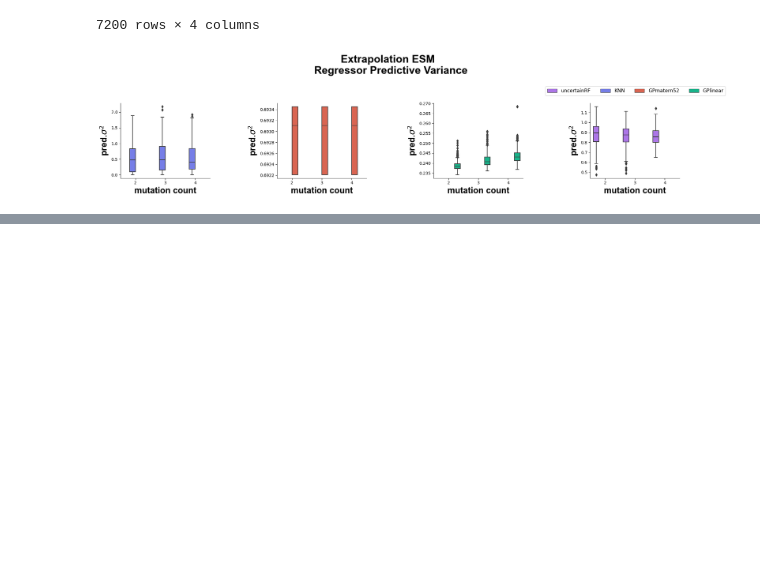
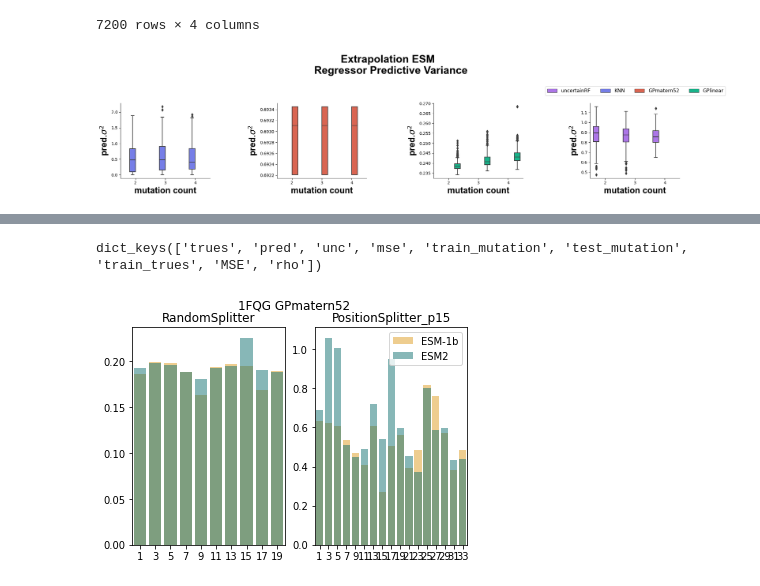
Before and after one commit to MachineLearningLifeScience/protein_regression, a Jupyter notebook: notebooks/figures_review.ipynb, the cells around one changed output, grey strips where cells are left out. Saved outputs shown, nothing was run; the diff lists cells and outputs as text; code cells hidden in the pictures; blank space fills up the shorter version.

```diff
--- a/notebooks/figures_review.ipynb
+++ b/notebooks/figures_review.ipynb
@@ -473,0 +551,11 @@ plt.show()
+# %%
+datasets = ["TIMB", "1FQG"]
+reps = ["esm", "esm2"]
+splitters = [RandomSplitter, PositionSplitter]
+methods = [GPLinearFactory, KNNFactory, GPMaternFactory]
+
+for method in methods:
+    for splitter in splitters:
+        for dataset in datasets:
+            for rep in reps:
+                run_training_iteration(dataset, rep, splitter, method_factory=method)
@@ -473,0 +649,35 @@ plt.show()
+# %%
+# BLAT TRAIN TEST contrast
+pos_cached_results_file = "results_comparison_d=1FQG_TIMB_a=GPlinear_GPmatern52_r=esm_esm1v_esm2_m=MSE_rho_s=PositionSplitter_p15_None_opt=True_d=None_pca.pkl"
+rand_cached_results_file = "results_comparison_d=1FQG_TIMB_a=GPlinear_GPmatern52_r=esm_esm1v_esm2_m=MSE_rho_s=RandomSplitter_None_opt=True_d=None_pca.pkl"
+
+with open(PROJECT_DIR / "results" / "cache" / pos_cached_results_file, "rb") as infile:
+    pos_results = pickle.load(infile)
+
+with open(PROJECT_DIR / "results" / "cache" / rand_cached_results_file, "rb") as infile:
+    rand_results = pickle.load(infile)
+# %%
+pos_results.get("1FQG").get("GPlinear").get("esm").get(None).get(0).keys()
+# %% [output]
+dict_keys(['trues', 'pred', 'unc', 'mse', 'train_mutation', 'test_mutation', 'train_trues', 'MSE', 'rho'])
+# %%
+# oritinal results
+fig, ax = plt.subplots(1,2)
+
+dataset = "1FQG"
+method = "GPmatern52"
+splitters = ["RandomSplitter", "PositionSplitter_p15"]
+
+for i, splitter in enumerate(splitters):
+    fig, ax = plt.subplots(1,2)
+    esm_results = pos_results.get(splitter).get(dataset).get(method).get("esm").get(None).get("MSE")
+    esm2_results = pos_results.get(splitter).get(dataset).get(method).get("esm2").get(None).get("MSE")
+    sns.barplot(x = np.arange(0, len(esm_results)*2, 2), y=esm_results, ax=ax[i], color="orange", label="ESM-1b", alpha=0.5)
+    sns.barplot(x = np.arange(1, len(esm2_results)*2+1, 2), y=esm2_results, ax=ax[i], color="teal", label="ESM2", alpha=0.5)
+    ax[0].set_title("train")
+    ax[1].set_title("test")
+    plt.suptitle(f"{dataset} {method} {splitter}")
+    plt.legend()
+    plt.show()
+# %% [output]
+[figure, added]
```
Also changed, not shown: parts of 12 cells of this notebook, 1 other file.
